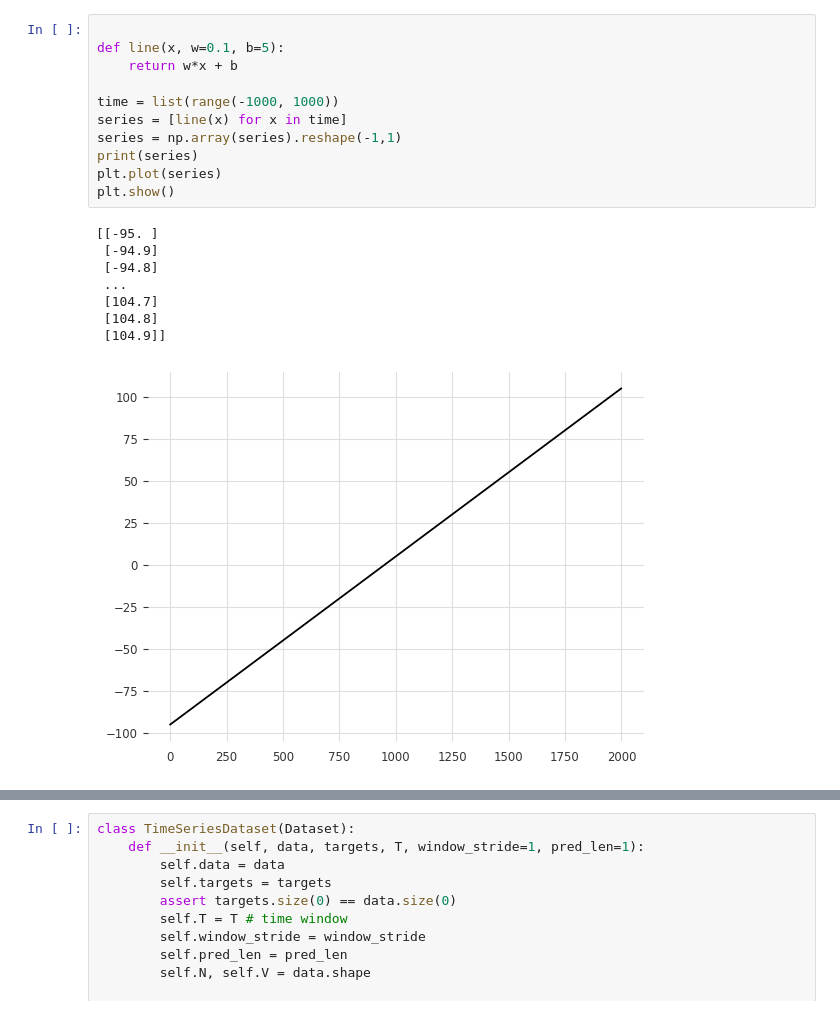
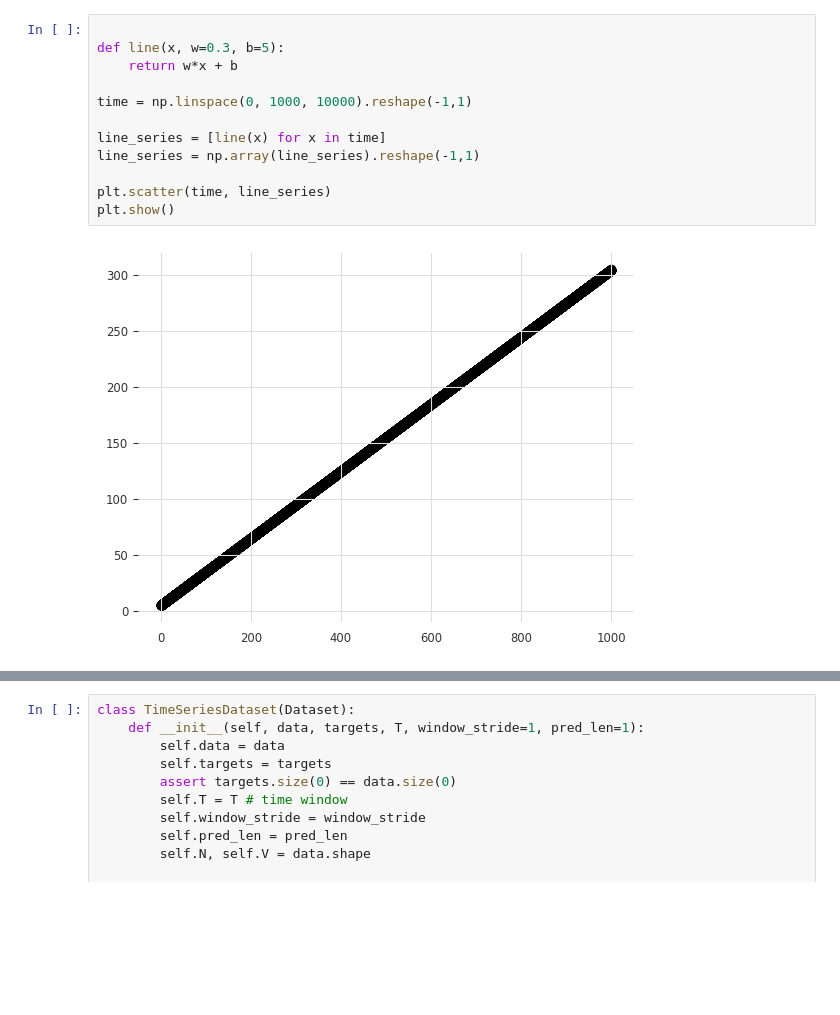
Before and after one commit to KevinArmbruster/optimal-summaries-public, a Jupyter notebook: vasopressor/explore_debugging.ipynb, the cells around one changed output, grey strips where cells are left out. Cells and saved outputs as stored; diff of their text form; blank space fills up the shorter version.

```diff
--- a/vasopressor/explore_debugging.ipynb
+++ b/vasopressor/explore_debugging.ipynb
@@ -40,21 +41,15 @@ device
 device(type='cuda')
 # %%
 
-def line(x, w=0.1, b=5):
+def line(x, w=0.3, b=5):
     return w*x + b
 
-time = list(range(-1000, 1000))
-series = [line(x) for x in time]
-series = np.array(series).reshape(-1,1)
-print(series)
-plt.plot(series)
+time = np.linspace(0, 1000, 10000).reshape(-1,1)
+
+line_series = [line(x) for x in time]
+line_series = np.array(line_series).reshape(-1,1)
+
+plt.scatter(time, line_series)
 plt.show()
 # %% [output]
-[[-95. ]
- [-94.9]
- [-94.8]
- ...
- [104.7]
- [104.8]
- [104.9]]
-[figure, old version]
+[figure, new version]
```
Also changed, not shown: parts of 11 cells of this notebook, 11 other files.
